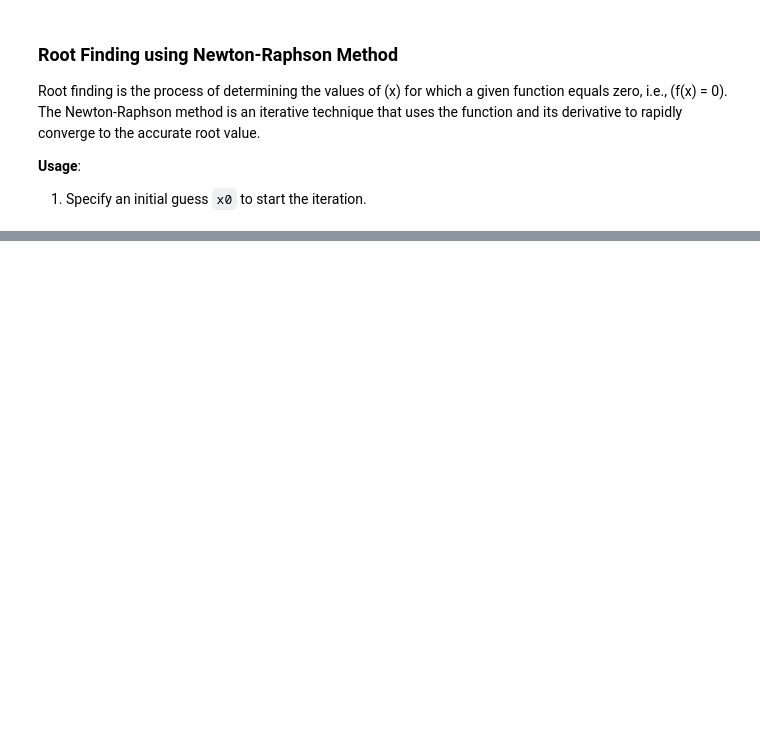
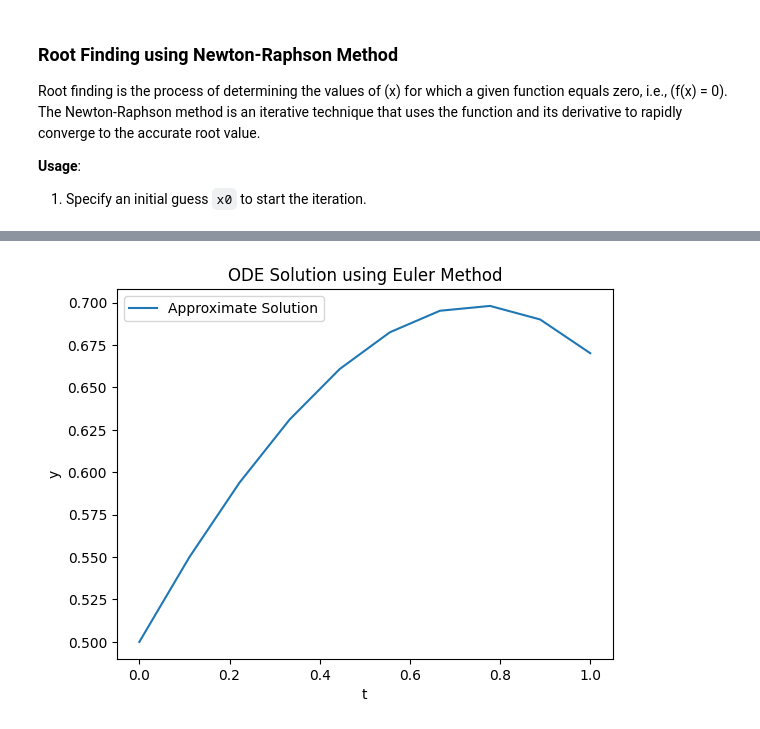
Before and after one commit to ElRapt/CalcuViz, a Jupyter notebook: calcuviz.ipynb, the cells around one changed output, grey strips where cells are left out. Cells and saved outputs as stored; diff of their text form; code cells hidden in the pictures; blank space fills up the shorter version.

Commit message:
Implemented Euler differential equations

```diff
--- a/calcuviz.ipynb
+++ b/calcuviz.ipynb
@@ -235,6 +235,22 @@ def find_root_newton_raphson(func_str, x0, max_iterations=1000, tolerance=1e-6):
         iteration += 1
 
     raise ValueError("Newton-Raphson method did not converge after maximum iterations")
+
+def solve_ode_euler(f, y0, t0, tn, h):
+    n = int((tn - t0) / h)
+    t_values = np.linspace(t0, tn, n)
+    y_values = np.zeros(n)
+    y_values[0] = y0
+
+    for i in range(1, n):
+        y_values[i] = y_values[i-1] + h * f(t_values[i-1], y_values[i-1])
+
+    plt.plot(t_values, y_values, label='Approximate Solution')
+    plt.xlabel('t')
+    plt.ylabel('y')
+    plt.title('ODE Solution using Euler Method')
+    plt.legend()
+    plt.show()
 # %% [markdown]
 ## Operations
 # %% [markdown]
@@ -352,0 +378,5 @@ print(find_root_newton_raphson(func_input, 1))
+# %%
+f = lambda t, y: y - t
+solve_ode_euler(f, 0.5, 0, 1, 0.1)
+# %% [output]
+[figure, added]
```
Also changed, not shown: parts of 11 cells of this notebook.
